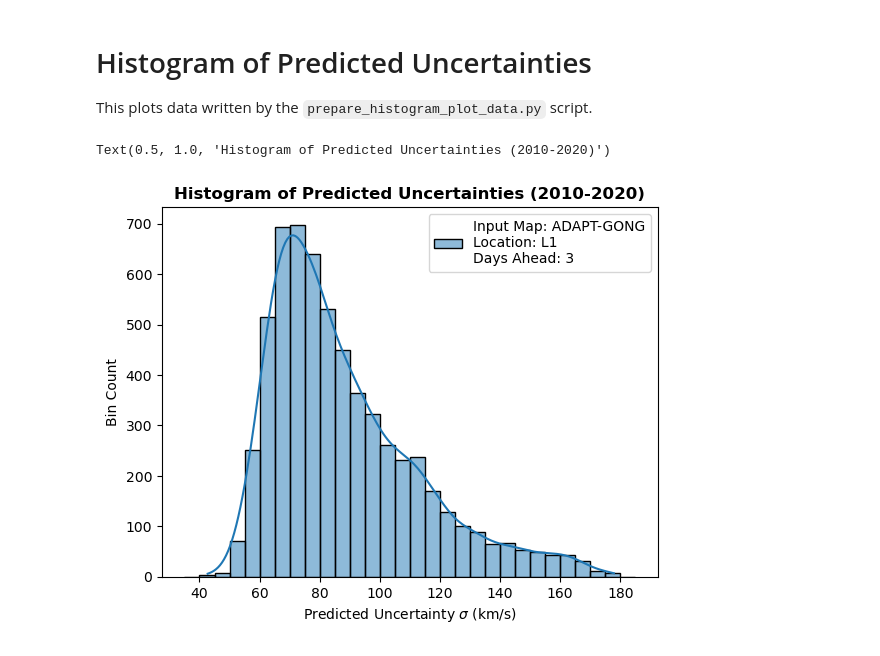
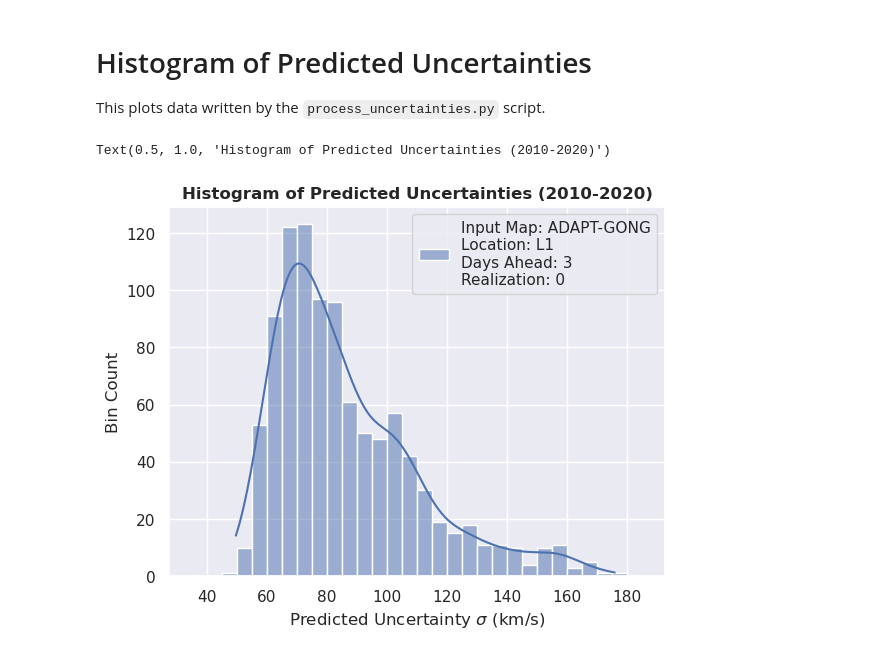
Before and after one commit to ddasilva/wsa_knn_uncertainty_v2, a Jupyter notebook: notebooks/Histogram of Sigmas.ipynb, the cells around one changed output. Cells and saved outputs as stored; diff of their text form; code cells hidden in the pictures.

```diff
--- a/notebooks/Histogram of Sigmas.ipynb
+++ b/notebooks/Histogram of Sigmas.ipynb
@@ -1,21 +1,23 @@
 # %% [markdown]
 # Histogram of Predicted Uncertainties
 
-This plots data written by the `prepare_histogram_plot_data.py` script.
+This plots data written by the `process_uncertainties.py` script.
 # %%
 from matplotlib import pyplot as plt
 import numpy as np
 import pandas as pd
 import seaborn as sns
 # %%
-df = pd.read_csv('data/histogram_plot_data.csv')
+df = pd.read_csv('../data/processed/processed_daysahead3_R000.csv')
 # %%
+sns.set()
+
 bins = np.arange(35, 190, 5)
-sns.histplot(df.sigma, bins=bins, label='Input Map: ADAPT-GONG\nLocation: L1\nDays Ahead: 3', kde=True)
+sns.histplot(df.sigma, bins=bins, label='Input Map: ADAPT-GONG\nLocation: L1\nDays Ahead: 3\nRealization: 0', kde=True)
 plt.legend()
 plt.xlabel(r'Predicted Uncertainty $\sigma$ (km/s)')
 plt.ylabel('Bin Count')
 plt.title('Histogram of Predicted Uncertainties (2010-2020)', fontweight='bold')
 # %% [output]
 Text(0.5, 1.0, 'Histogram of Predicted Uncertainties (2010-2020)')
-[figure, old version]
+[figure, new version]
```
Also changed, not shown: 7 other files.
